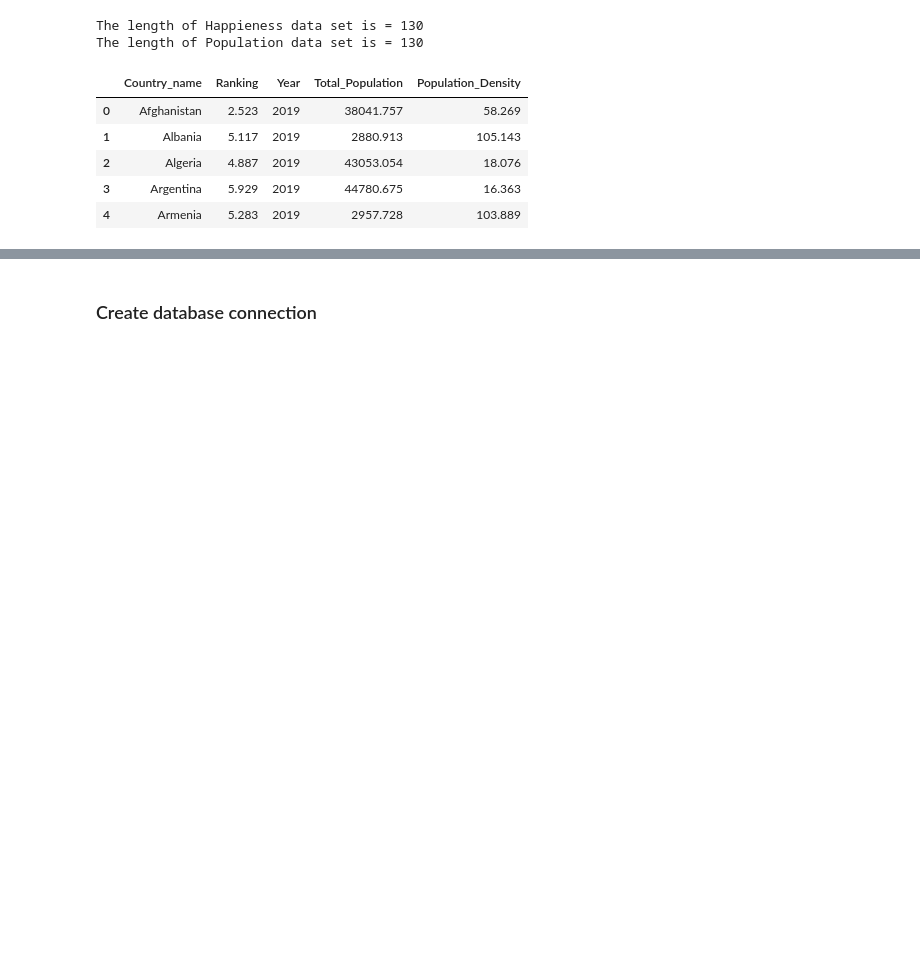
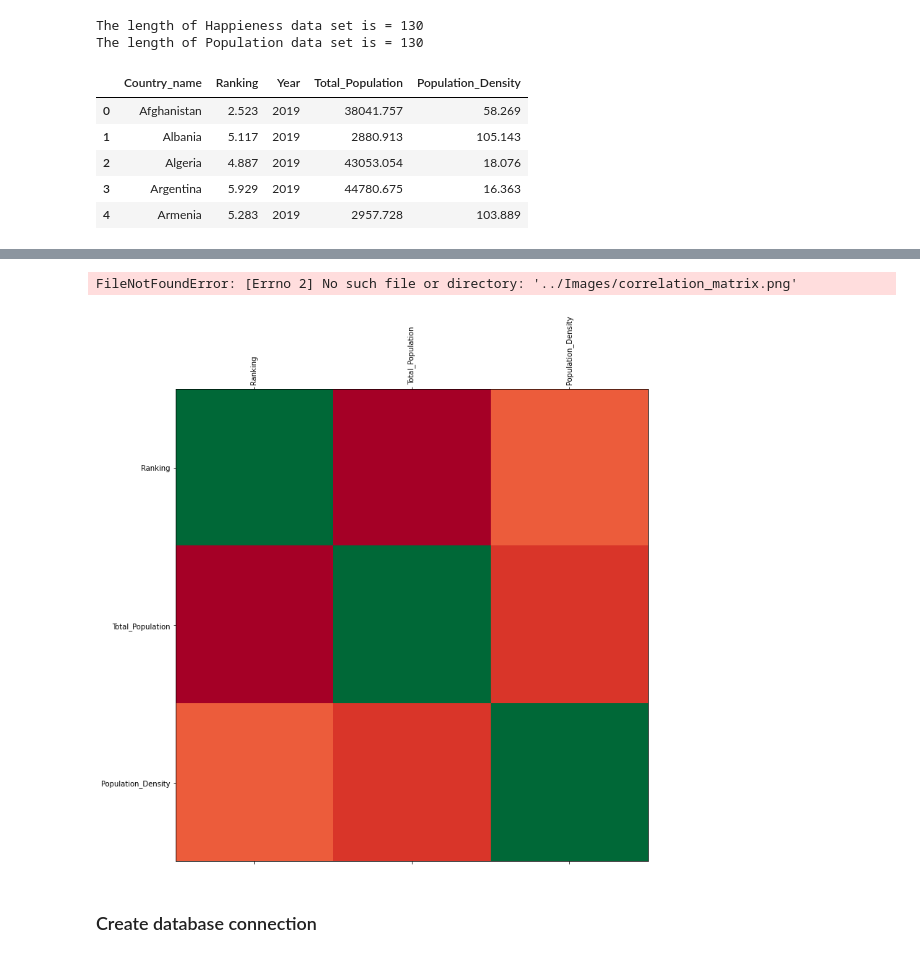
Before and after one commit to jdstrode/ETL-Challenge, a Jupyter notebook: da/templates/script_template.ipynb, the cells around one changed output, grey strips where cells are left out. Saved outputs shown, nothing was run; the diff lists cells and outputs as text; code cells hidden in the pictures; blank space fills up the shorter version.

```diff
--- a/da/templates/script_template.ipynb
+++ b/da/templates/script_template.ipynb
@@ -268,3 +306,23 @@ merged_df.head()
+# %%
+#creating figure for correlation
+
+labels = [c for c in df_corr.columns]
+
+fig = plt.figure(figsize=(12,12))
+ax = fig.add_subplot(111)
+ax.matshow(df_corr, cmap=plt.cm.RdYlGn)
+
+ax.set_xticks(np.arange(len(labels)))
+ax.set_yticks(np.arange(len(labels)))
+
+ax.set_yticklabels(labels)
+ax.set_xticklabels(labels, rotation=90)
+
+plt.savefig("../Images/correlation_matrix.png", facecolor = "w", bbox_inches= "tight" )
+plt.show()
+# %% [output]
+FileNotFoundError: [Errno 2] No such file or directory: '../Images/correlation_matrix.png'
+[figure, added]
 # %% [markdown]
 ### Create database connection
 # %%
```
Also changed, not shown: parts of 5 cells of this notebook.
